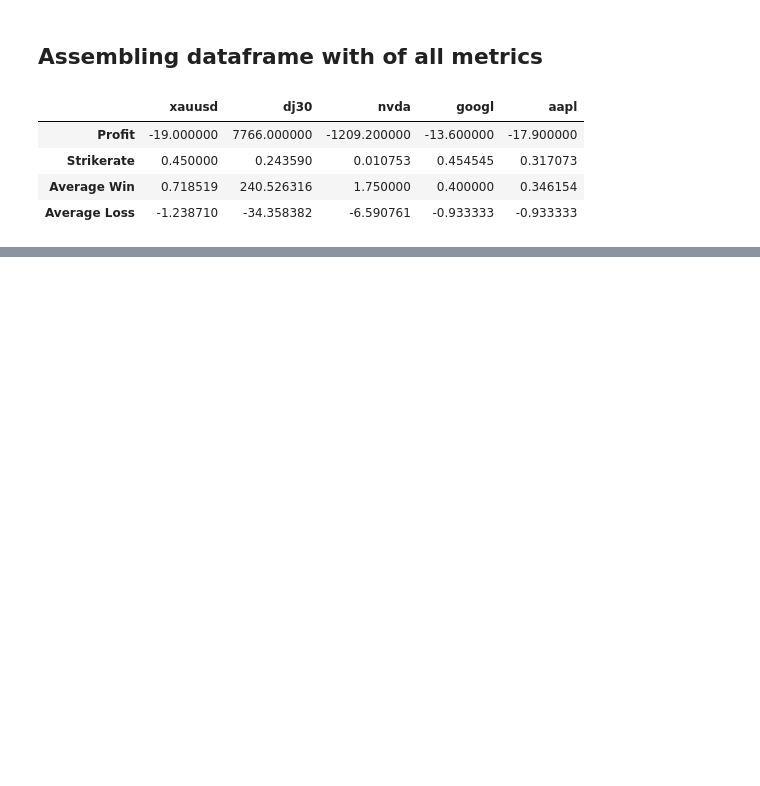
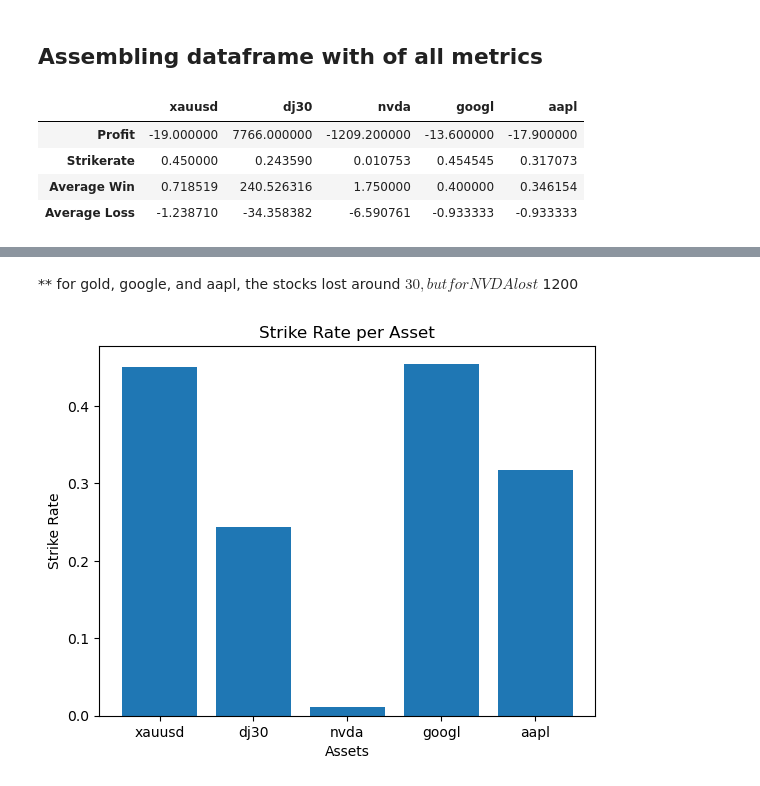
Before and after one commit to QueenofParts/Project2-Room2, a Jupyter notebook: ea_analysis_graphs.ipynb, the cells around one changed output, grey strips where cells are left out. Cells and saved outputs as stored; diff of their text form; code cells hidden in the pictures; blank space fills up the shorter version.

```diff
--- a/ea_analysis_graphs.ipynb
+++ b/ea_analysis_graphs.ipynb
@@ -541,0 +325,20 @@ plt.show()
+# %% [markdown]
+** for gold, google, and aapl, the stocks lost around $30, but for NVDA lost $ 1200
+# %%
+# Graph for Strikerate
+# Define the data
+assets = ['xauusd', 'dj30', 'nvda', 'googl', 'aapl']
+strike_rate = [0.450000, 0.243590, 0.010753, 0.454545, 0.317073]
+
+# Create the plot
+plt.bar(assets, strike_rate)
+
+# Add title and labels
+plt.title('Strike Rate per Asset')
+plt.xlabel('Assets')
+plt.ylabel('Strike Rate')
+
+# Show the plot
+plt.show()
+# %% [output]
+[figure, added]
```
Also changed, not shown: parts of 27 cells of this notebook.
